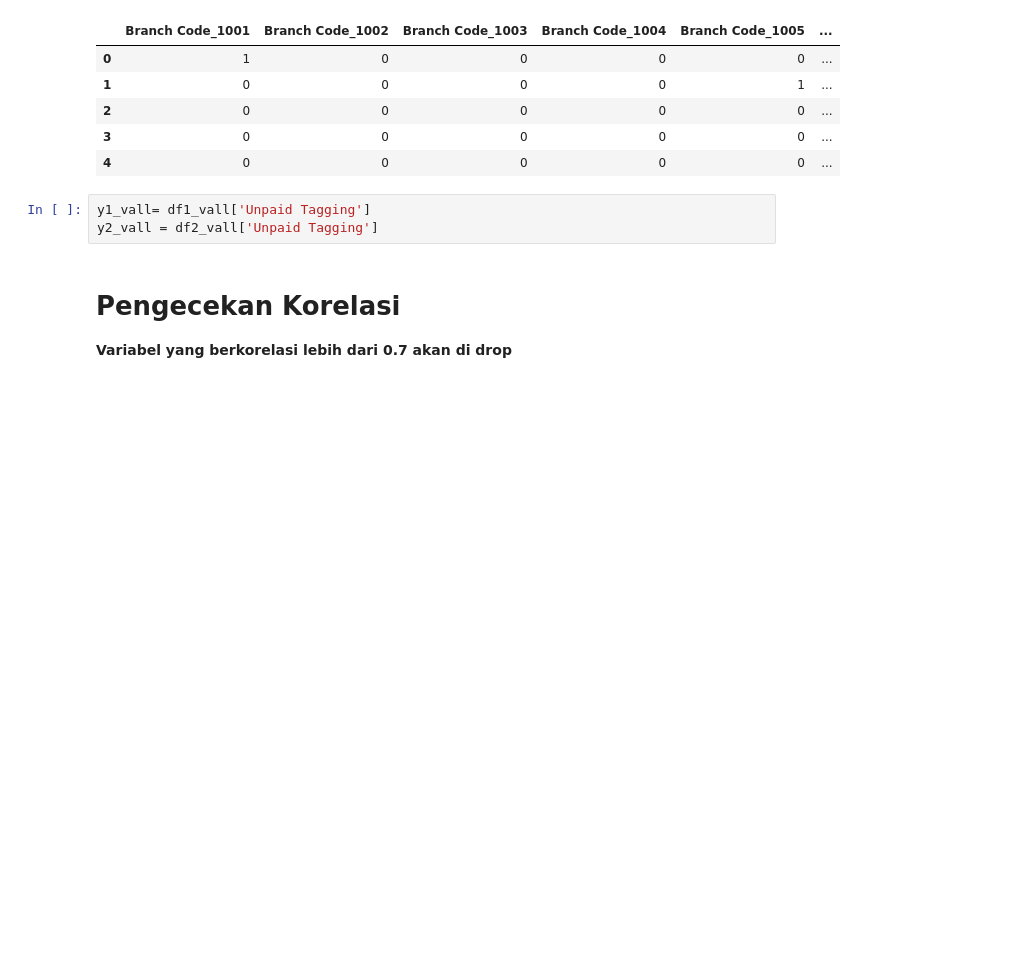
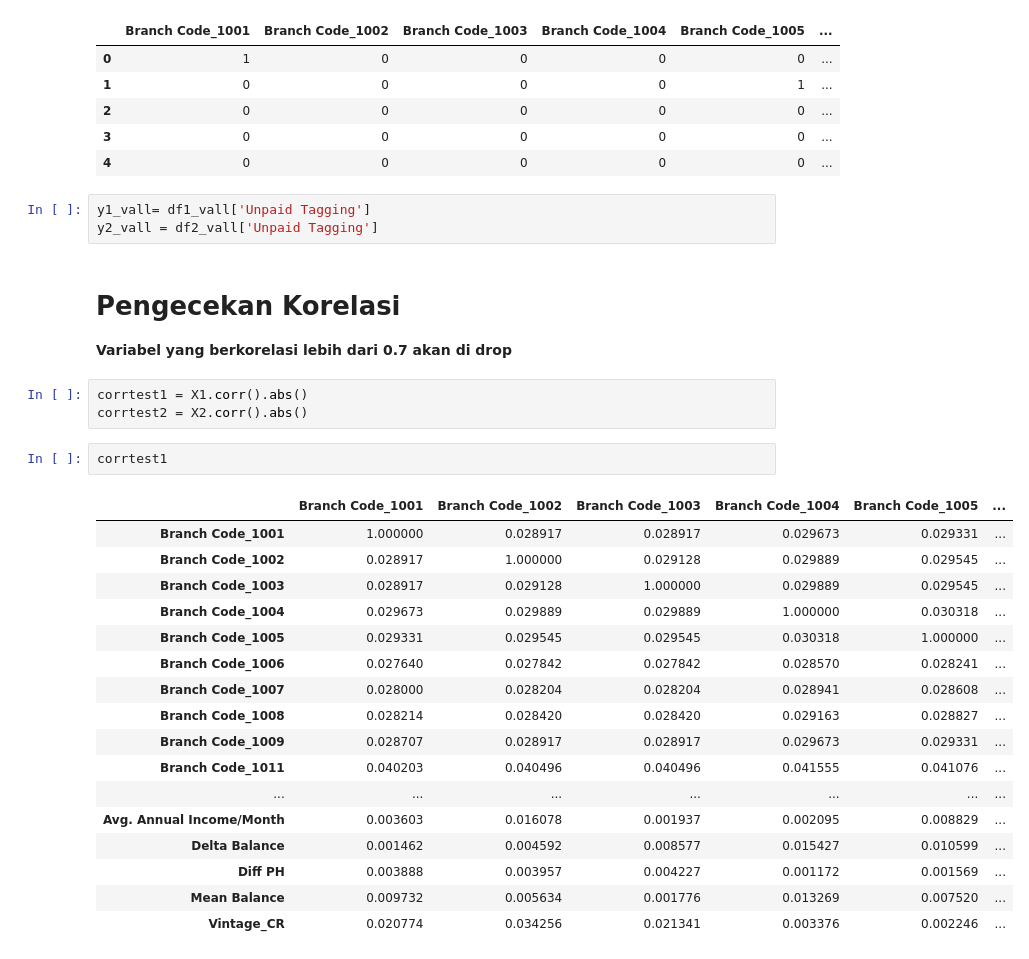
Before and after one commit to Aldistwn29/Data_analysis, a Jupyter notebook: ProjekFinansial.ipynb, the cells around one changed output. Cells and saved outputs as stored; diff of their text form; blank space fills up the shorter version.

```diff
--- a/ProjekFinansial.ipynb
+++ b/ProjekFinansial.ipynb
@@ -774,3 +774,26 @@ y2_vall = df2_vall['Unpaid Tagging']
 # **Pengecekan Korelasi**
 
 **Variabel yang berkorelasi lebih dari 0.7 akan di drop**
+# %%
+corrtest1 = X1.corr().abs()
+corrtest2 = X2.corr().abs()
+# %%
+corrtest1
+# %% [output]
+|  | Branch Code_1001 | Branch Code_1002 | Branch Code_1003 | Branch Code_1004 | Branch Code_1005 | ... |
+| Branch Code_1001 | 1.000000 | 0.028917 | 0.028917 | 0.029673 | 0.029331 | ... |
+| Branch Code_1002 | 0.028917 | 1.000000 | 0.029128 | 0.029889 | 0.029545 | ... |
+| Branch Code_1003 | 0.028917 | 0.029128 | 1.000000 | 0.029889 | 0.029545 | ... |
+| Branch Code_1004 | 0.029673 | 0.029889 | 0.029889 | 1.000000 | 0.030318 | ... |
+| Branch Code_1005 | 0.029331 | 0.029545 | 0.029545 | 0.030318 | 1.000000 | ... |
+| Branch Code_1006 | 0.027640 | 0.027842 | 0.027842 | 0.028570 | 0.028241 | ... |
+| Branch Code_1007 | 0.028000 | 0.028204 | 0.028204 | 0.028941 | 0.028608 | ... |
+| Branch Code_1008 | 0.028214 | 0.028420 | 0.028420 | 0.029163 | 0.028827 | ... |
+| Branch Code_1009 | 0.028707 | 0.028917 | 0.028917 | 0.029673 | 0.029331 | ... |
+| Branch Code_1011 | 0.040203 | 0.040496 | 0.040496 | 0.041555 | 0.041076 | ... |
+| ... | ... | ... | ... | ... | ... | ... |
+| Avg. Annual Income/Month | 0.003603 | 0.016078 | 0.001937 | 0.002095 | 0.008829 | ... |
+| Delta Balance | 0.001462 | 0.004592 | 0.008577 | 0.015427 | 0.010599 | ... |
+| Diff PH | 0.003888 | 0.003957 | 0.004227 | 0.001172 | 0.001569 | ... |
+| Mean Balance | 0.009732 | 0.005634 | 0.001776 | 0.013269 | 0.007520 | ... |
+| Vintage_CR | 0.020774 | 0.034256 | 0.021341 | 0.003376 | 0.002246 | ... |
```
Also changed, not shown: parts of 35 cells of this notebook.
